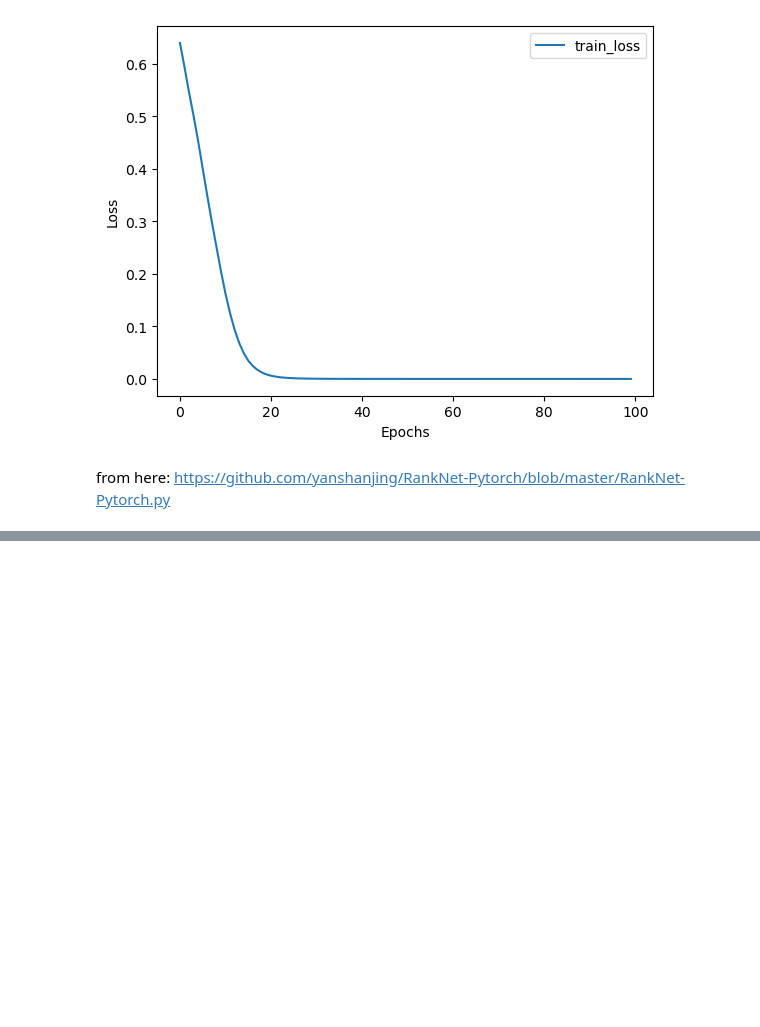
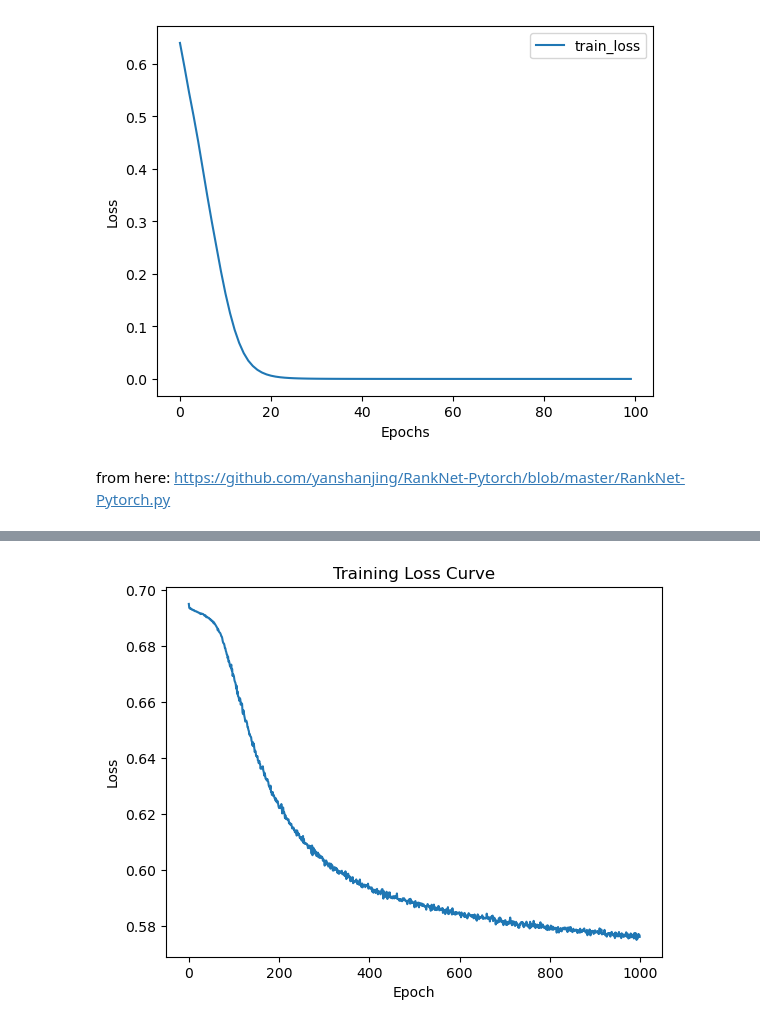
Before and after one commit to sralter/potential_talents, a Jupyter notebook: potential_talents_p2.ipynb, the cells around one changed output, grey strips where cells are left out. Cells and saved outputs as stored; diff of their text form; code cells hidden in the pictures; blank space fills up the shorter version.

Commit message:
continue to work on RankNet

```diff
--- a/potential_talents_p2.ipynb
+++ b/potential_talents_p2.ipynb
@@ -619,33 +616,9 @@ AttributeError: 'Tensor' object has no attribute 'mps'
-# %%
-epoch = 20000
-batch_size = 64
-losses = []
-
-for i in range(epoch):
-    rank_model.train() # set to training mode
-
-    for batch_idx in range(0, n_sample, batch_size):
-        # select batch of data
-        batch_data1 = data1[batch_idx:batch_idx + batch_size]
-        batch_data2 = data2[batch_idx:batch_idx + batch_size]
-        batch_y = y[batch_idx:batch_idx + batch_size]
-
-    rank_model.zero_grad()
-
-    y_pred = rank_model(data1, data2)
-
-    loss = loss_fun(y_pred,y)
-
-    loss.backward()
-    optimizer.step()
-
-    losses.append(loss.item())
-
-    if i % 500 == 0:
-
-        print('Epoch{}, loss : {}'.format(i, loss.item()))
 # %%
-import matplotlib.pyplot as plt
-
-x = list(range(10000))
-plt.plot(x, losses)
+# plot loss curve
+plt.plot(losses)
+plt.xlabel("Epoch")
+plt.ylabel("Loss")
+plt.title("Training Loss Curve")
+plt.show()
+# %% [output]
+[figure, added]
```
Also changed, not shown: parts of 6 cells of this notebook.
